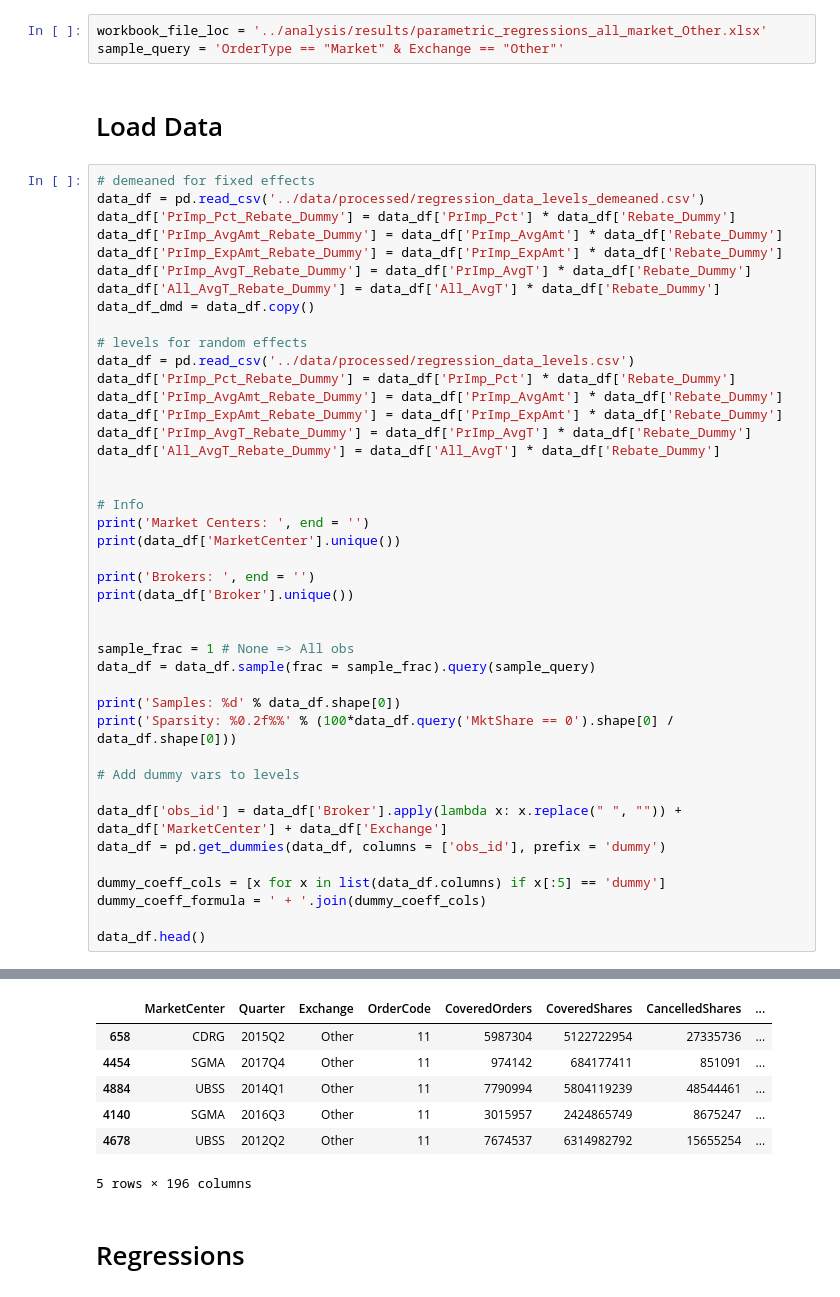
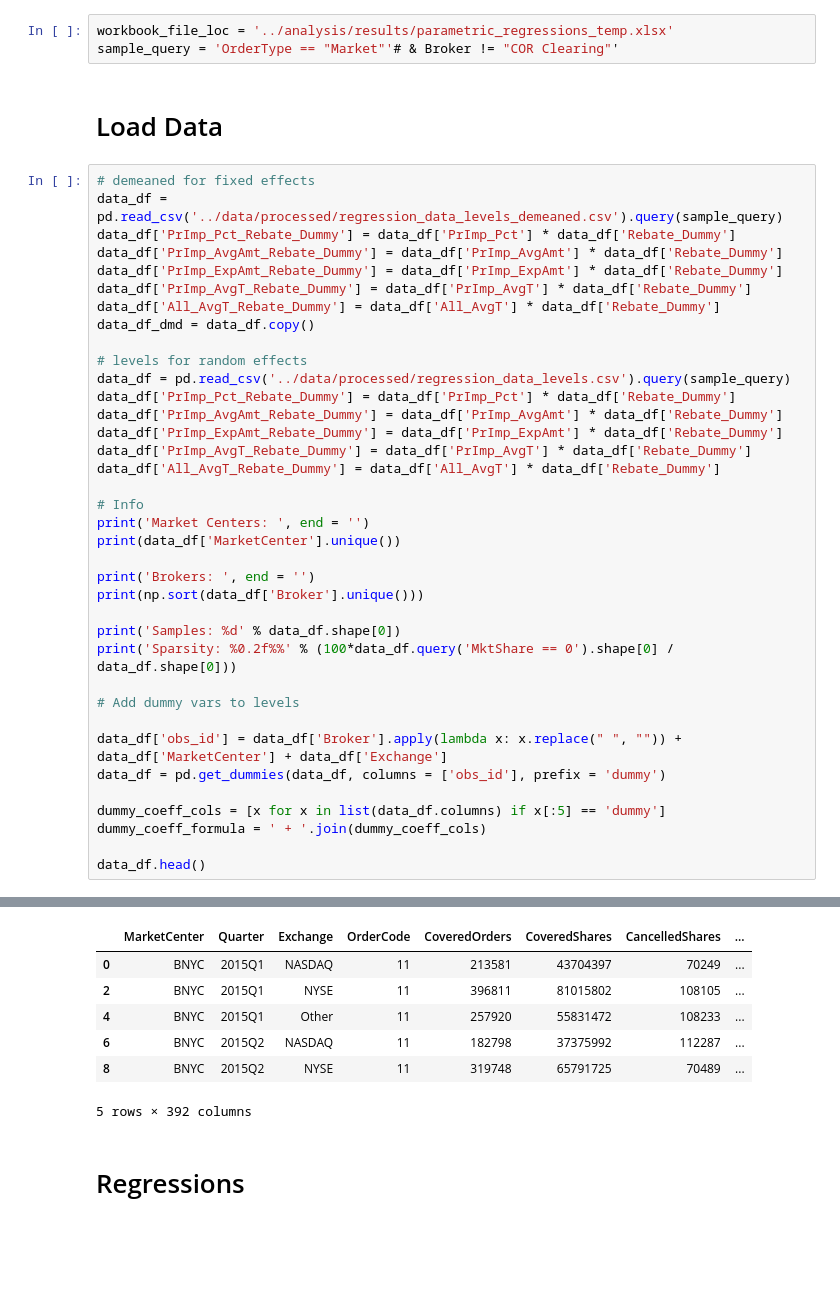
Before and after one commit to SA3291/OrderRoutingAndPFOF, a Jupyter notebook: notebooks/Regressions_OLS.ipynb, the cells around one changed output, grey strips where cells are left out. Saved outputs shown, nothing was run; the diff lists cells and outputs as text; blank space fills up the shorter version.

```diff
--- a/notebooks/Regressions_OLS.ipynb
+++ b/notebooks/Regressions_OLS.ipynb
@@ -44,13 +46,13 @@ def get_sig_stars(p_val, p_value_labels = {0.05: '*', 0.01: '**', 0.001: '***'},
 # %% [markdown]
 # Params
 # %%
-workbook_file_loc = '../analysis/results/parametric_regressions_all_market_Other.xlsx'
-sample_query = 'OrderType == "Market" & Exchange == "Other"'
+workbook_file_loc = '../analysis/results/parametric_regressions_temp.xlsx'
+sample_query = 'OrderType == "Market"'# & Broker != "COR Clearing"'
 # %% [markdown]
 # Load Data
 # %%
 # demeaned for fixed effects
-data_df = pd.read_csv('../data/processed/regression_data_levels_demeaned.csv')
+data_df = pd.read_csv('../data/processed/regression_data_levels_demeaned.csv').query(sample_query)
 data_df['PrImp_Pct_Rebate_Dummy'] = data_df['PrImp_Pct'] * data_df['Rebate_Dummy']
 data_df['PrImp_AvgAmt_Rebate_Dummy'] = data_df['PrImp_AvgAmt'] * data_df['Rebate_Dummy']
 data_df['PrImp_ExpAmt_Rebate_Dummy'] = data_df['PrImp_ExpAmt'] * data_df['Rebate_Dummy']
@@ -59,24 +61,19 @@ data_df['All_AvgT_Rebate_Dummy'] = data_df['All_AvgT'] * data_df['Rebate_Dummy']
 data_df_dmd = data_df.copy()
 
 # levels for random effects
-data_df = pd.read_csv('../data/processed/regression_data_levels.csv')
+data_df = pd.read_csv('../data/processed/regression_data_levels.csv').query(sample_query)
 data_df['PrImp_Pct_Rebate_Dummy'] = data_df['PrImp_Pct'] * data_df['Rebate_Dummy']
 data_df['PrImp_AvgAmt_Rebate_Dummy'] = data_df['PrImp_AvgAmt'] * data_df['Rebate_Dummy']
 data_df['PrImp_ExpAmt_Rebate_Dummy'] = data_df['PrImp_ExpAmt'] * data_df['Rebate_Dummy']
 data_df['PrImp_AvgT_Rebate_Dummy'] = data_df['PrImp_AvgT'] * data_df['Rebate_Dummy']
 data_df['All_AvgT_Rebate_Dummy'] = data_df['All_AvgT'] * data_df['Rebate_Dummy']
 
-
 # Info
 print('Market Centers: ', end = '')
 print(data_df['MarketCenter'].unique())
 
 print('Brokers: ', end = '')
-print(data_df['Broker'].unique())
-
-
-sample_frac = 1 # None => All obs
-data_df = data_df.sample(frac = sample_frac).query(sample_query)
+print(np.sort(data_df['Broker'].unique()))
 
 print('Samples: %d' % data_df.shape[0])
 print('Sparsity: %0.2f%%' % (100*data_df.query('MktShare == 0').shape[0] / data_df.shape[0]))
@@ -106,10 +102,10 @@ Sparsity: 43.28%
 |  | MarketCenter | Quarter | Exchange | OrderCode | CoveredOrders | CoveredShares | CancelledShares | ... |
-| 658 | CDRG | 2015Q2 | Other | 11 | 5987304 | 5122722954 | 27335736 | ... |
-| 4454 | SGMA | 2017Q4 | Other | 11 | 974142 | 684177411 | 851091 | ... |
-| 4884 | UBSS | 2014Q1 | Other | 11 | 7790994 | 5804119239 | 48544461 | ... |
-| 4140 | SGMA | 2016Q3 | Other | 11 | 3015957 | 2424865749 | 8675247 | ... |
-| 4678 | UBSS | 2012Q2 | Other | 11 | 7674537 | 6314982792 | 15655254 | ... |
+| 0 | BNYC | 2015Q1 | NASDAQ | 11 | 213581 | 43704397 | 70249 | ... |
+| 2 | BNYC | 2015Q1 | NYSE | 11 | 396811 | 81015802 | 108105 | ... |
+| 4 | BNYC | 2015Q1 | Other | 11 | 257920 | 55831472 | 108233 | ... |
+| 6 | BNYC | 2015Q2 | NASDAQ | 11 | 182798 | 37375992 | 112287 | ... |
+| 8 | BNYC | 2015Q2 | NYSE | 11 | 319748 | 65791725 | 70489 | ... |
-5 rows × 196 columns
+5 rows × 392 columns
 # %% [markdown]
 # Regressions
 # %%
```
Also changed, not shown: parts of 20 cells of this notebook, 3 other files.
